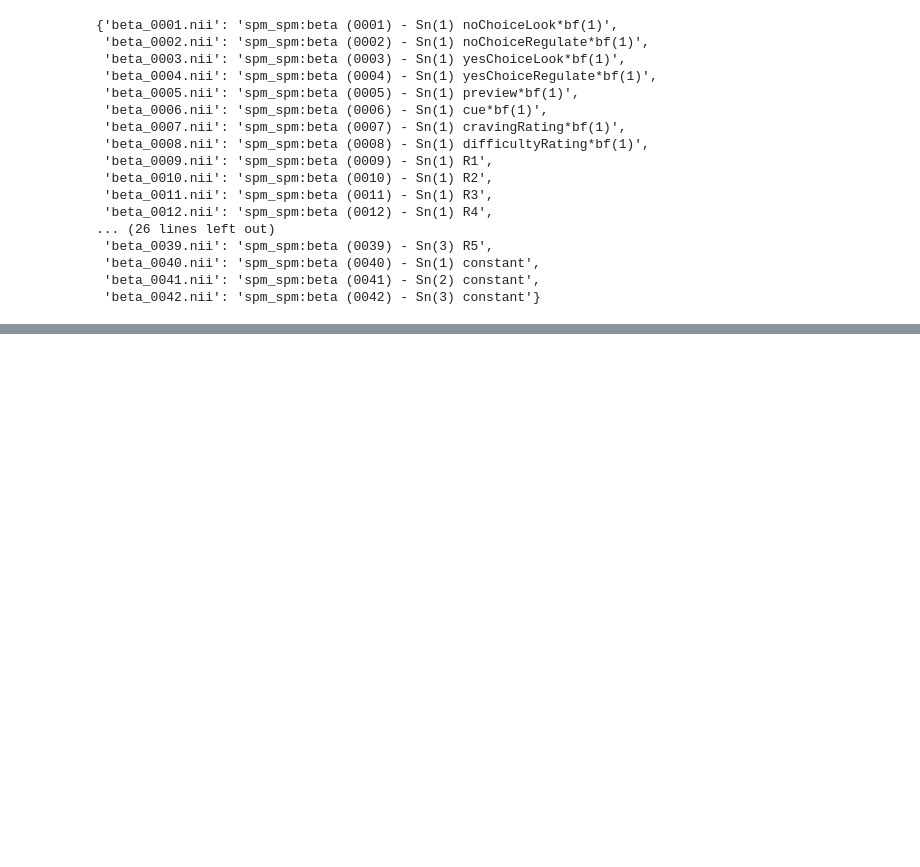
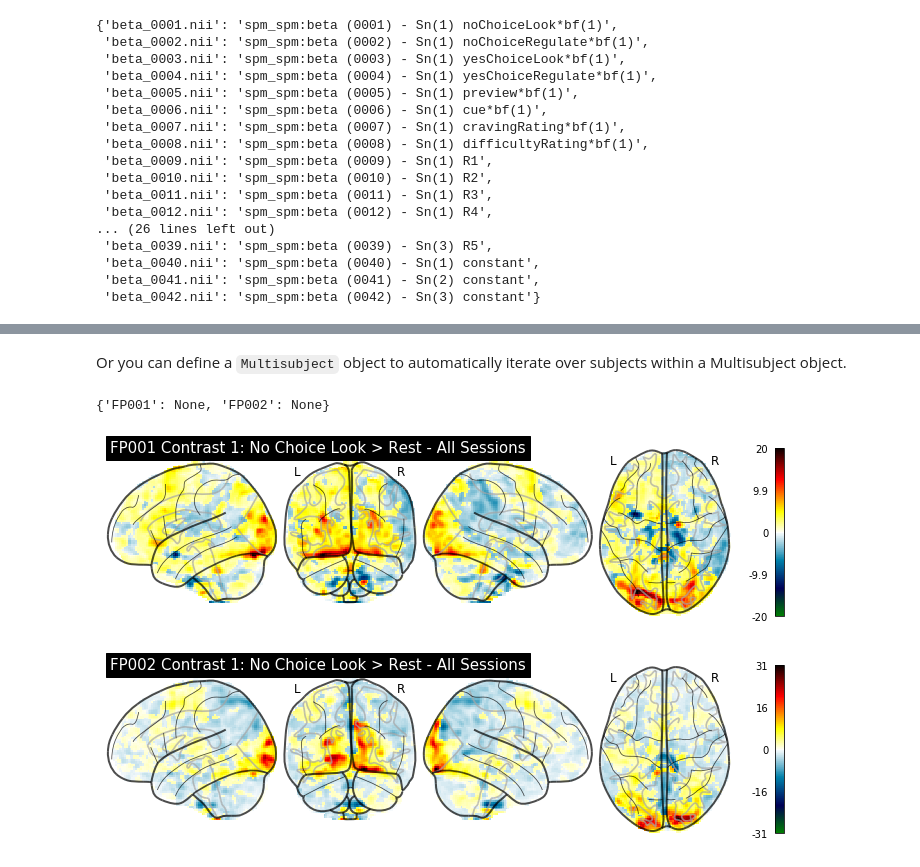
Before and after one commit to brainhack-eugene/model_check, a Jupyter notebook: check_fx.ipynb, the cells around one changed output, grey strips where cells are left out. Saved outputs shown, nothing was run; the diff lists cells and outputs as text; code cells hidden in the pictures; blank space fills up the shorter version.

```diff
--- a/check_fx.ipynb
+++ b/check_fx.ipynb
@@ -85,0 +88,10 @@ Use the following arguments:
+# %% [markdown]
+Or you can define a `Multisubject` object to automatically iterate over subjects within a Multisubject object.
+# %%
+multisub = Multisubject(subjects=subjects)
+
+multisub.plot_data(pattern = "Contrast 1:", contrast = True)
+# %% [output]
+{'FP001': None, 'FP002': None}
+[figure, added]
+[figure, added]
```
Also changed, not shown: parts of 14 cells of this notebook.
